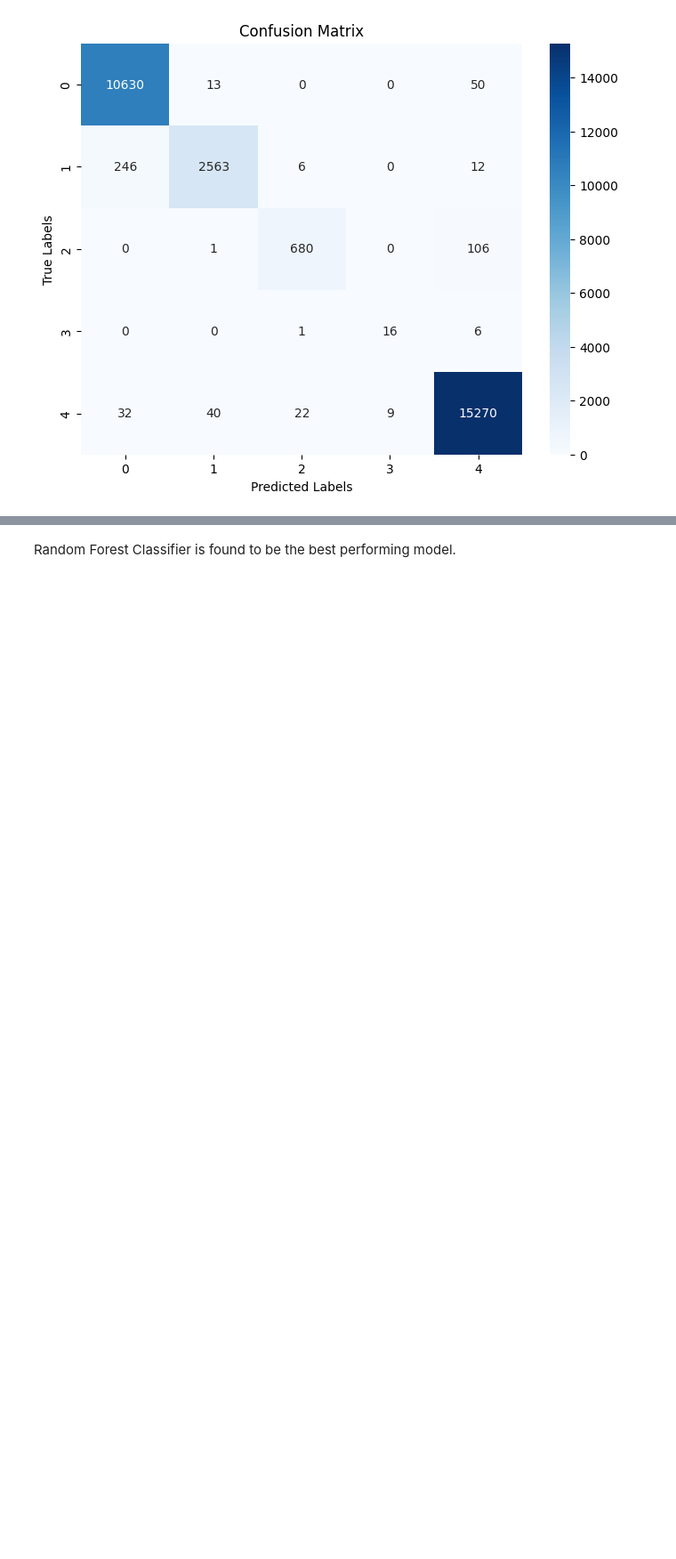
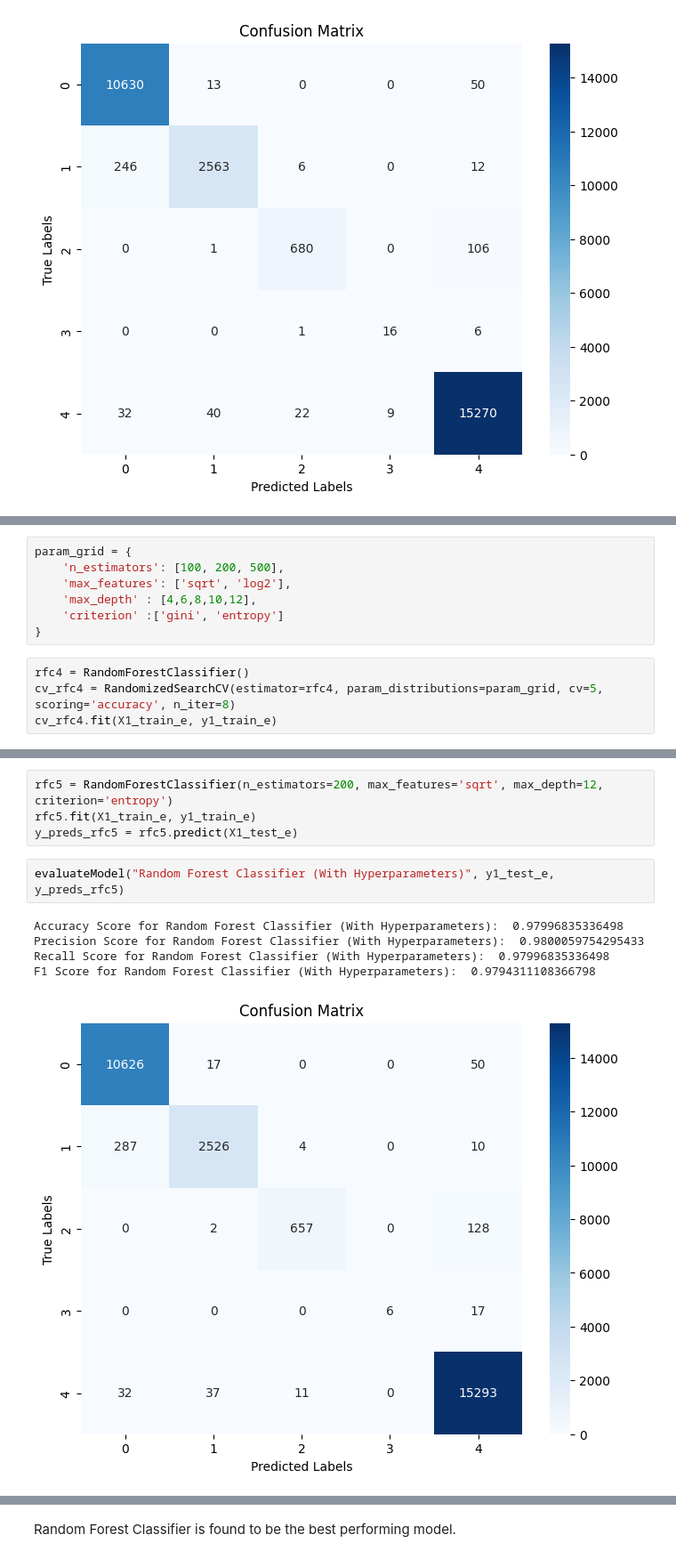
Before and after one commit to AkashKalme/NIDS-using-ML, a Jupyter notebook: NIDS_ML.ipynb, the cells around one changed output, grey strips where cells are left out. Shown at 89% size. Saved outputs shown, nothing was run; the diff lists cells and outputs as text; blank space fills up the shorter version.

```diff
--- a/NIDS_ML.ipynb
+++ b/NIDS_ML.ipynb
@@ -836,0 +843,11 @@ F1 Score for Decision Tree Classifier:  0.9814385968500047
+# %%
+param_grid = {
+    'n_estimators': [100, 200, 500],
+    'max_features': ['sqrt', 'log2'],
+    'max_depth' : [4,6,8,10,12],
+    'criterion' :['gini', 'entropy']
+}
+# %%
+rfc4 = RandomForestClassifier()
+cv_rfc4 = RandomizedSearchCV(estimator=rfc4, param_distributions=param_grid, cv=5, scoring='accuracy', n_iter=8)
+cv_rfc4.fit(X1_train_e, y1_train_e)
@@ -836,0 +868,12 @@ F1 Score for Decision Tree Classifier:  0.9814385968500047
+# %%
+rfc5 = RandomForestClassifier(n_estimators=200, max_features='sqrt', max_depth=12, criterion='entropy')
+rfc5.fit(X1_train_e, y1_train_e)
+y_preds_rfc5 = rfc5.predict(X1_test_e)
+# %%
+evaluateModel("Random Forest Classifier (With Hyperparameters)", y1_test_e, y_preds_rfc5)
+# %% [output]
+Accuracy Score for Random Forest Classifier (With Hyperparameters):  0.97996835336498
+Precision Score for Random Forest Classifier (With Hyperparameters):  0.9800059754295433
+Recall Score for Random Forest Classifier (With Hyperparameters):  0.97996835336498
+F1 Score for Random Forest Classifier (With Hyperparameters):  0.9794311108366798
+[figure, added]
```
Also changed, not shown: parts of 25 cells of this notebook.
